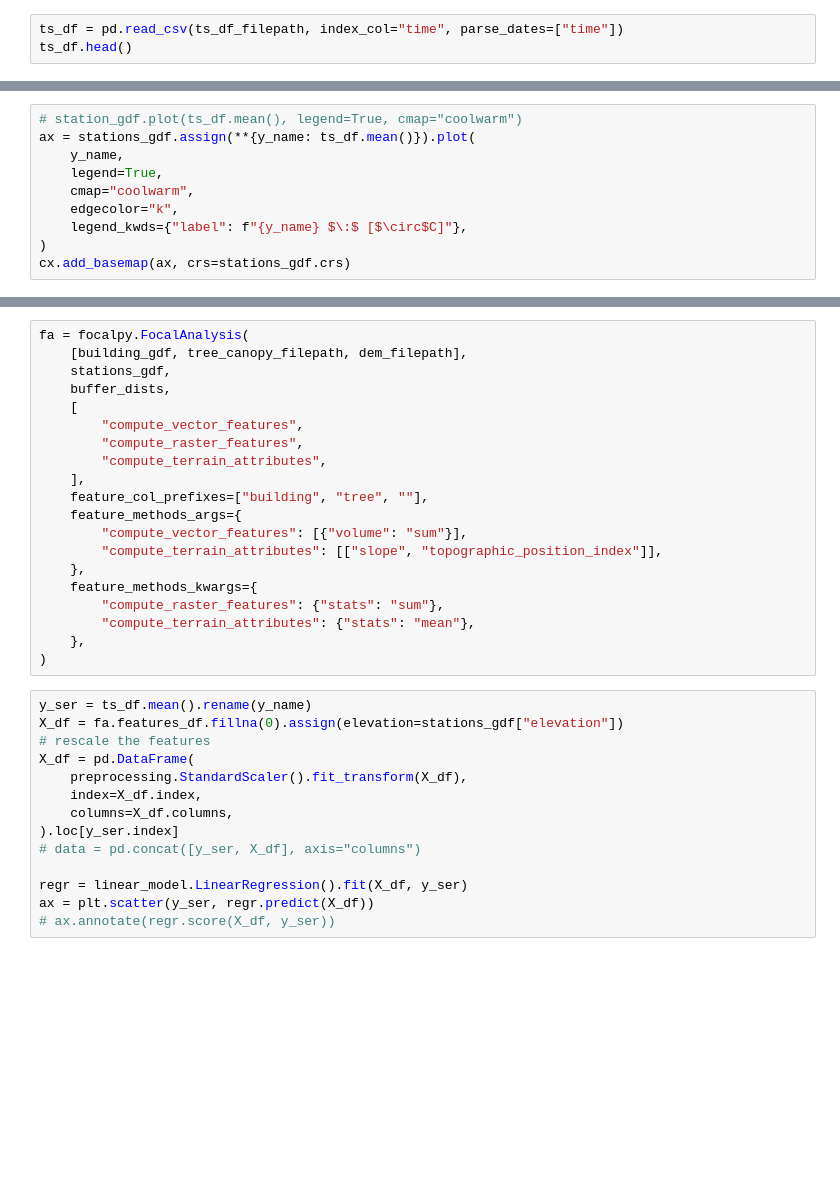
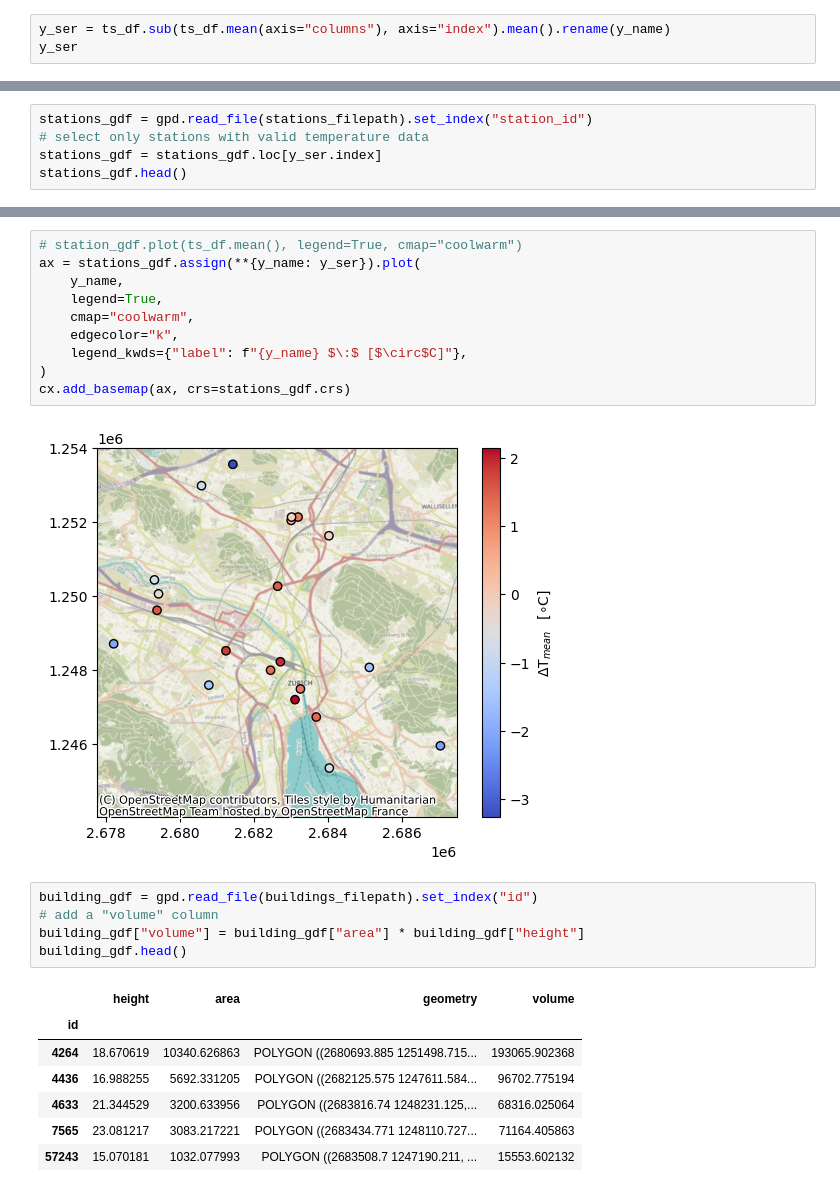
Before and after one commit to martibosch/focalpy, a Jupyter notebook: docs/user-guide/land-use-regression.ipynb, the cells around one changed output, grey strips where cells are left out. Cells and saved outputs as stored; diff of their text form; blank space fills up the shorter version.

```diff
--- a/docs/user-guide/land-use-regression.ipynb
+++ b/docs/user-guide/land-use-regression.ipynb
@@ -40,3 +73,3 @@ cx.add_basemap(ax, crs=stations_gdf.crs)
 # %%
-ts_df = pd.read_csv(ts_df_filepath, index_col="time", parse_dates=["time"])
-ts_df.head()
+y_ser = ts_df.sub(ts_df.mean(axis="columns"), axis="index").mean().rename(y_name)
+y_ser
@@ -43,10 +94,5 @@ ts_df.head()
 # %%
-# station_gdf.plot(ts_df.mean(), legend=True, cmap="coolwarm")
-ax = stations_gdf.assign(**{y_name: ts_df.mean()}).plot(
-    y_name,
-    legend=True,
-    cmap="coolwarm",
-    edgecolor="k",
-    legend_kwds={"label": f"{y_name} $\:$ [$\circ$C]"},
-)
-cx.add_basemap(ax, crs=stations_gdf.crs)
+stations_gdf = gpd.read_file(stations_filepath).set_index("station_id")
+# select only stations with valid temperature data
+stations_gdf = stations_gdf.loc[y_ser.index]
+stations_gdf.head()
@@ -58,35 +111,26 @@ building_gdf.head()
 # %%
-fa = focalpy.FocalAnalysis(
-    [building_gdf, tree_canopy_filepath, dem_filepath],
-    stations_gdf,
-    buffer_dists,
-    [
-        "compute_vector_features",
-        "compute_raster_features",
-        "compute_terrain_attributes",
-    ],
-    feature_col_prefixes=["building", "tree", ""],
-    feature_methods_args={
-        "compute_vector_features": [{"volume": "sum"}],
-        "compute_terrain_attributes": [["slope", "topographic_position_index"]],
-    },
-    feature_methods_kwargs={
-        "compute_raster_features": {"stats": "sum"},
-        "compute_terrain_attributes": {"stats": "mean"},
-    },
+# station_gdf.plot(ts_df.mean(), legend=True, cmap="coolwarm")
+ax = stations_gdf.assign(**{y_name: y_ser}).plot(
+    y_name,
+    legend=True,
+    cmap="coolwarm",
+    edgecolor="k",
+    legend_kwds={"label": f"{y_name} $\:$ [$\circ$C]"},
 )
+cx.add_basemap(ax, crs=stations_gdf.crs)
+# %% [output]
+[figure, added]
 # %%
-y_ser = ts_df.mean().rename(y_name)
-X_df = fa.features_df.fillna(0).assign(elevation=stations_gdf["elevation"])
-# rescale the features
-X_df = pd.DataFrame(
-    preprocessing.StandardScaler().fit_transform(X_df),
-    index=X_df.index,
-    columns=X_df.columns,
-).loc[y_ser.index]
-# data = pd.concat([y_ser, X_df], axis="columns")
-
-regr = linear_model.LinearRegression().fit(X_df, y_ser)
-ax = plt.scatter(y_ser, regr.predict(X_df))
-# ax.annotate(regr.score(X_df, y_ser))
+building_gdf = gpd.read_file(buildings_filepath).set_index("id")
+# add a "volume" column
+building_gdf["volume"] = building_gdf["area"] * building_gdf["height"]
+building_gdf.head()
+# %% [output]
+|  | height | area | geometry | volume |
+| id |  |  |  |  |
+| 4264 | 18.670619 | 10340.626863 | POLYGON ((2680693.885 1251498.715... | 193065.902368 |
+| 4436 | 16.988255 | 5692.331205 | POLYGON ((2682125.575 1247611.584... | 96702.775194 |
+| 4633 | 21.344529 | 3200.633956 | POLYGON ((2683816.74 1248231.125,... | 68316.025064 |
+| 7565 | 23.081217 | 3083.217221 | POLYGON ((2683434.771 1248110.727... | 71164.405863 |
+| 57243 | 15.070181 | 1032.077993 | POLYGON ((2683508.7 1247190.211, ... | 15553.602132 |
 # %%
```
Also changed, not shown: parts of 16 cells of this notebook, 21 other files.
